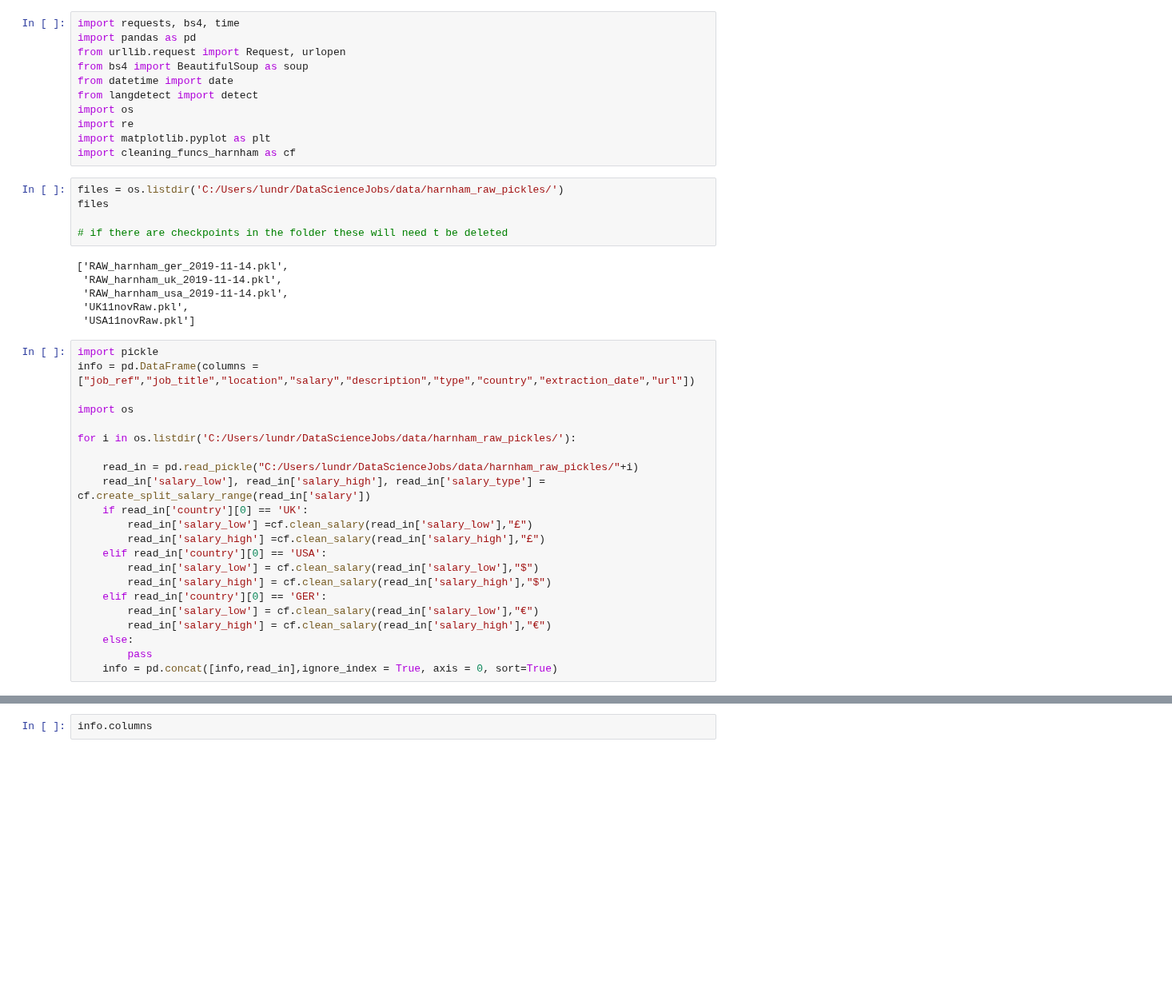
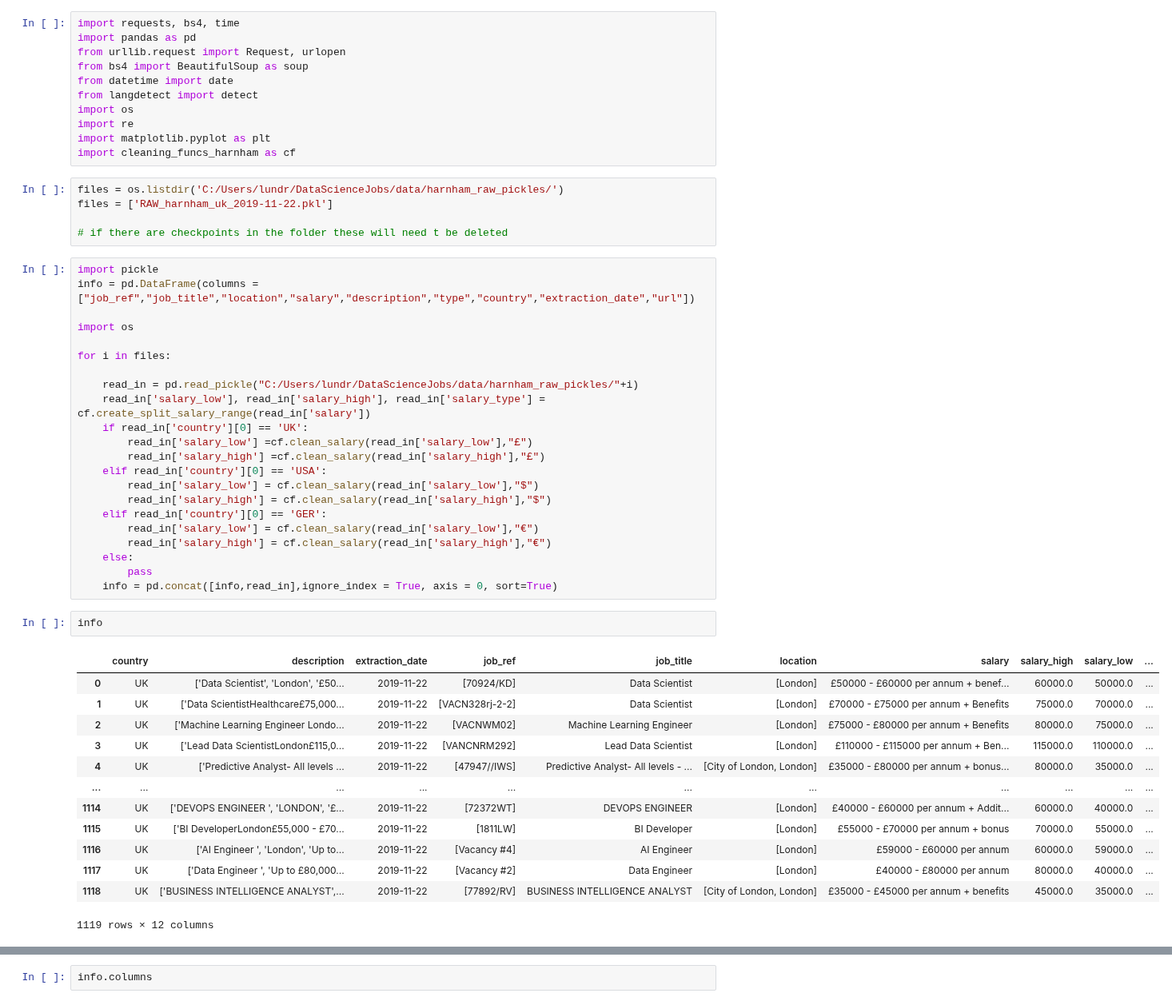
Before and after one commit to jamobe/DataScienceJobs, a Jupyter notebook: Cleaning/cleaning_harnham_UK.ipynb, the cells around one changed output, grey strips where cells are left out. Shown at 80% size. Cells and saved outputs as stored; diff of their text form; blank space fills up the shorter version.

```diff
--- a/Cleaning/cleaning_harnham_UK.ipynb
+++ b/Cleaning/cleaning_harnham_UK.ipynb
@@ -13,22 +30,16 @@ import matplotlib.pyplot as plt
 import cleaning_funcs_harnham as cf
 # %%
 files = os.listdir('C:/Users/lundr/DataScienceJobs/data/harnham_raw_pickles/')
-files
+files = ['RAW_harnham_uk_2019-11-22.pkl']
 
 # if there are checkpoints in the folder these will need t be deleted
-# %% [output]
-['RAW_harnham_ger_2019-11-14.pkl',
- 'RAW_harnham_uk_2019-11-14.pkl',
- 'RAW_harnham_usa_2019-11-14.pkl',
- 'UK11novRaw.pkl',
- 'USA11novRaw.pkl']
 # %%
 import pickle
 info = pd.DataFrame(columns = ["job_ref","job_title","location","salary","description","type","country","extraction_date","url"])
 
 import os
 
-for i in os.listdir('C:/Users/lundr/DataScienceJobs/data/harnham_raw_pickles/'):
+for i in files:
 
     read_in = pd.read_pickle("C:/Users/lundr/DataScienceJobs/data/harnham_raw_pickles/"+i)
     read_in['salary_low'], read_in['salary_high'], read_in['salary_type'] = cf.create_split_salary_range(read_in['salary'])
@@ -44,6 +55,22 @@ for i in os.listdir('C:/Users/lundr/DataScienceJobs/data/harnham_raw_pickles/'):
     else:
         pass
     info = pd.concat([info,read_in],ignore_index = True, axis = 0, sort=True)
+# %%
+info
+# %% [output]
+|  | country | description | extraction_date | job_ref | job_title | location | salary | salary_high | salary_low | ... |
+| 0 | UK | ['Data Scientist', 'London', '£50... | 2019-11-22 | [70924/KD] | Data Scientist | [London] | £50000 - £60000 per annum + benef... | 60000.0 | 50000.0 | ... |
+| 1 | UK | ['Data ScientistHealthcare£75,000... | 2019-11-22 | [VACN328rj-2-2] | Data Scientist | [London] | £70000 - £75000 per annum + Benefits | 75000.0 | 70000.0 | ... |
+| 2 | UK | ['Machine Learning Engineer Londo... | 2019-11-22 | [VACNWM02] | Machine Learning Engineer | [London] | £75000 - £80000 per annum + Benefits | 80000.0 | 75000.0 | ... |
+| 3 | UK | ['Lead Data ScientistLondon£115,0... | 2019-11-22 | [VANCNRM292] | Lead Data Scientist | [London] | £110000 - £115000 per annum + Ben... | 115000.0 | 110000.0 | ... |
+| 4 | UK | ['Predictive Analyst- All levels ... | 2019-11-22 | [47947//IWS] | Predictive Analyst- All levels - ... | [City of London, London] | £35000 - £80000 per annum + bonus... | 80000.0 | 35000.0 | ... |
+| ... | ... | ... | ... | ... | ... | ... | ... | ... | ... | ... |
+| 1114 | UK | ['DEVOPS ENGINEER ', 'LONDON', '£... | 2019-11-22 | [72372WT] | DEVOPS ENGINEER | [London] | £40000 - £60000 per annum + Addit... | 60000.0 | 40000.0 | ... |
+| 1115 | UK | ['BI DeveloperLondon£55,000 - £70... | 2019-11-22 | [1811LW] | BI Developer | [London] | £55000 - £70000 per annum + bonus | 70000.0 | 55000.0 | ... |
+| 1116 | UK | ['AI Engineer ', 'London', 'Up to... | 2019-11-22 | [Vacancy #4] | AI Engineer | [London] | £59000 - £60000 per annum | 60000.0 | 59000.0 | ... |
+| 1117 | UK | ['Data Engineer ', 'Up to £80,000... | 2019-11-22 | [Vacancy #2] | Data Engineer | [London] | £40000 - £80000 per annum | 80000.0 | 40000.0 | ... |
+| 1118 | UK | ['BUSINESS INTELLIGENCE ANALYST',... | 2019-11-22 | [77892/RV] | BUSINESS INTELLIGENCE ANALYST | [City of London, London] | £35000 - £45000 per annum + benefits | 45000.0 | 35000.0 | ... |
+1119 rows × 12 columns
 # %%
 #drop rows with identical descriptions
 info = info.drop_duplicates(['description'])
```
Also changed, not shown: parts of 7 cells of this notebook, 1 other file.
